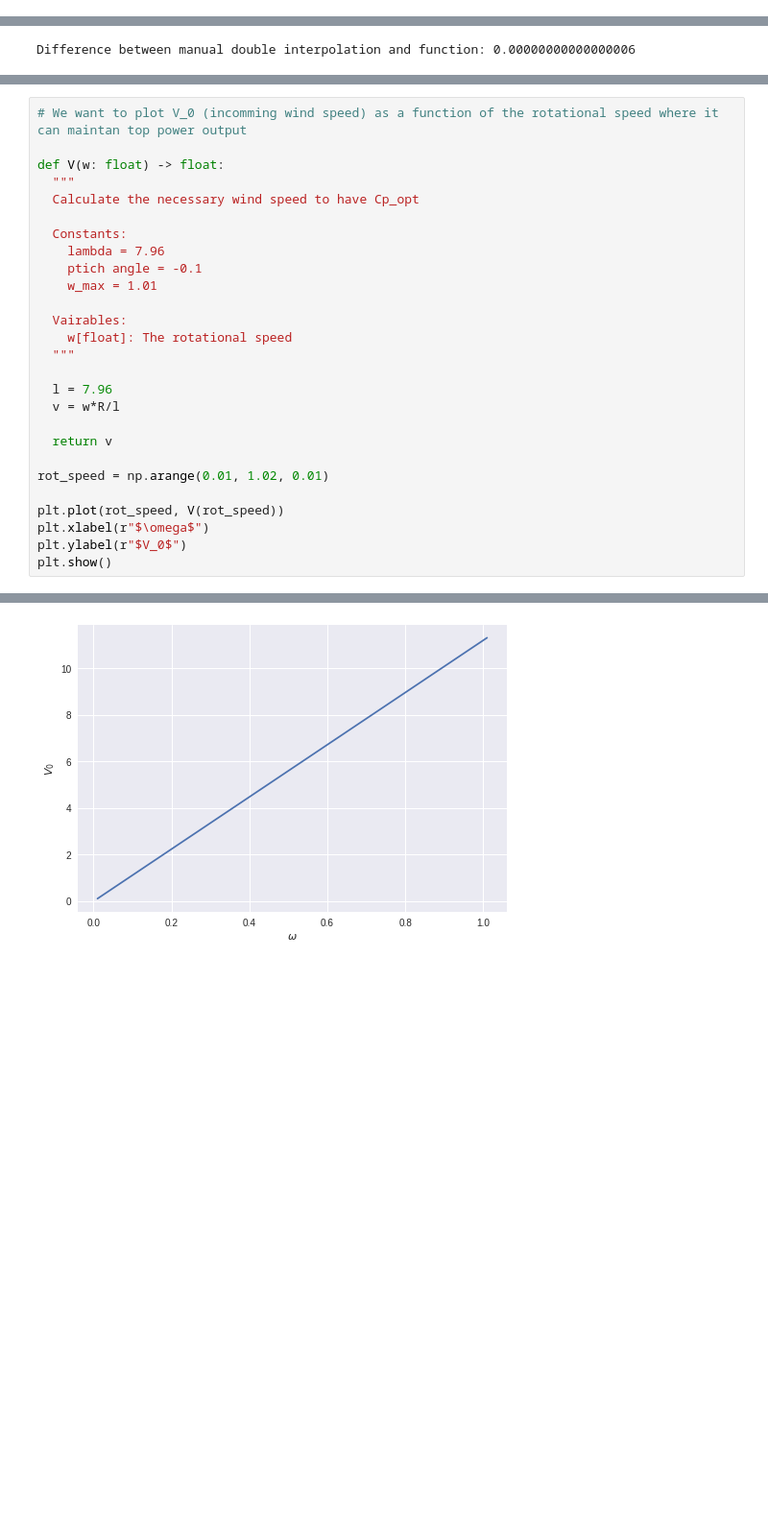
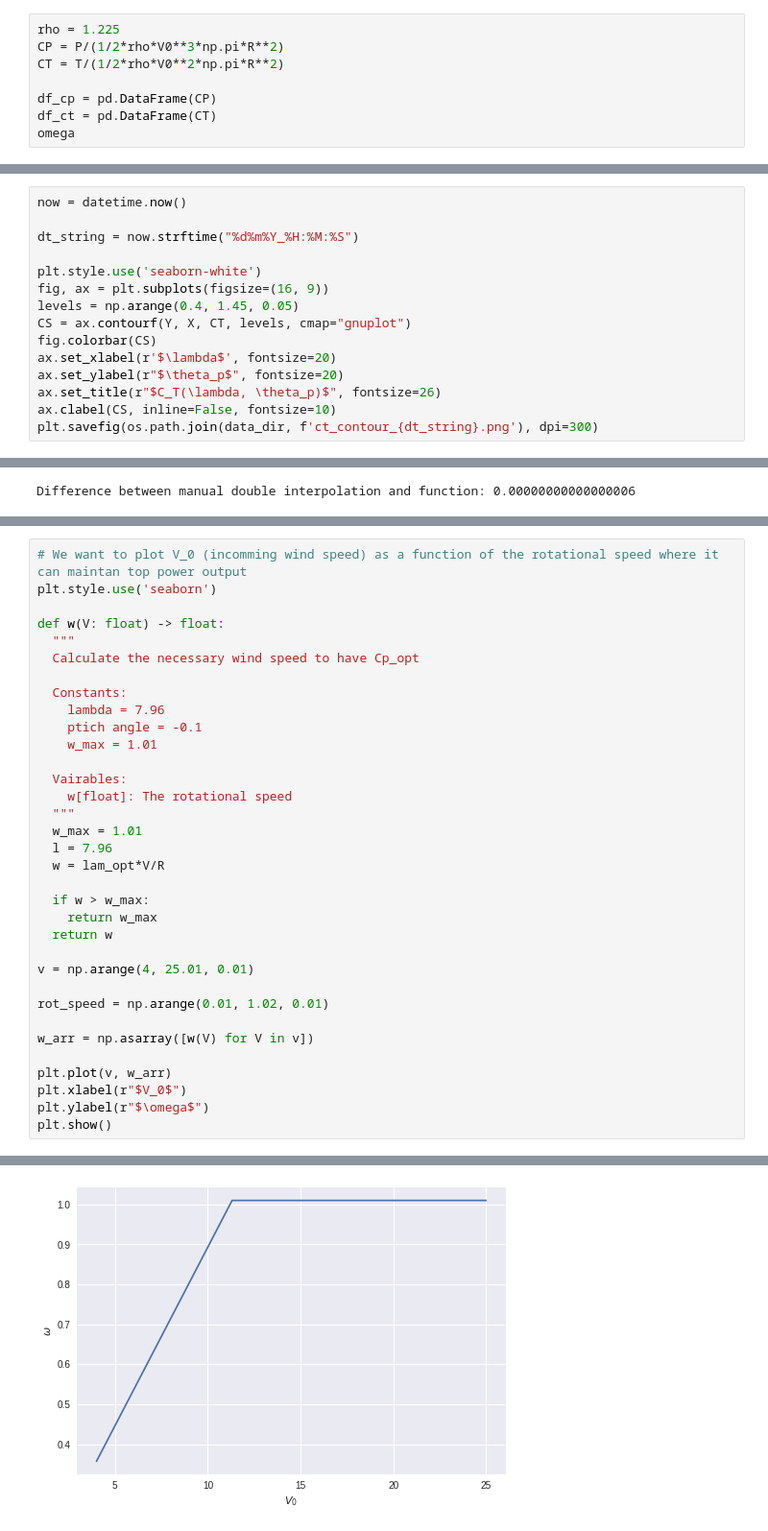
Before and after one commit to janerikhy/BEM, a Jupyter notebook: BEM.ipynb, the cells around one changed output, grey strips where cells are left out. Shown at 96% size. Saved outputs shown, nothing was run; the diff lists cells and outputs as text; blank space fills up the shorter version.

```diff
--- a/BEM.ipynb
+++ b/BEM.ipynb
@@ -231,0 +256,8 @@ array([[5719050.61881483, 5791287.52571827, 5815632.19558378,
+# %%
+rho = 1.225
+CP = P/(1/2*rho*V0**3*np.pi*R**2)
+CT = T/(1/2*rho*V0**2*np.pi*R**2)
+
+df_cp = pd.DataFrame(CP)
+df_ct = pd.DataFrame(CT)
+omega
@@ -258,0 +293,15 @@ ax.clabel(CS, inline=True, fontsize=10)
+# %%
+now = datetime.now()
+
+dt_string = now.strftime("%d%m%Y_%H:%M:%S")
+
+plt.style.use('seaborn-white')
+fig, ax = plt.subplots(figsize=(16, 9))
+levels = np.arange(0.4, 1.45, 0.05)
+CS = ax.contourf(Y, X, CT, levels, cmap="gnuplot")
+fig.colorbar(CS)
+ax.set_xlabel(r'$\lambda$', fontsize=20)
+ax.set_ylabel(r"$\theta_p$", fontsize=20)
+ax.set_title(r"$C_T(\lambda, \theta_p)$", fontsize=26)
+ax.clabel(CS, inline=False, fontsize=10)
+plt.savefig(os.path.join(data_dir, f'ct_contour_{dt_string}.png'), dpi=300)
@@ -335,7 +407,8 @@ From the calculations we find that:
 # %%
 # We want to plot V_0 (incomming wind speed) as a function of the rotational speed where it can maintan top power output
+plt.style.use('seaborn')
 
-def V(w: float) -> float:
+def w(V: float) -> float:
   """
   Calculate the necessary wind speed to have Cp_opt
 
@@ -347,16 +420,22 @@ def V(w: float) -> float:
   Vairables:
     w[float]: The rotational speed
   """
+  w_max = 1.01
+  l = 7.96
+  w = lam_opt*V/R
 
-  l = 7.96
-  v = w*R/l
+  if w > w_max:
+    return w_max
+  return w
 
-  return v
+v = np.arange(4, 25.01, 0.01)
 
 rot_speed = np.arange(0.01, 1.02, 0.01)
 
-plt.plot(rot_speed, V(rot_speed))
-plt.xlabel(r"$\omega$")
-plt.ylabel(r"$V_0$")
+w_arr = np.asarray([w(V) for V in v])
+
+plt.plot(v, w_arr)
+plt.xlabel(r"$V_0$")
+plt.ylabel(r"$\omega$")
 plt.show()
 # %% [output]
@@ -364 +442 @@ Text(0, 0.5, '$V_0$')
-[figure, old version]
+[figure, new version]
```
Also changed, not shown: parts of 31 cells of this notebook.
